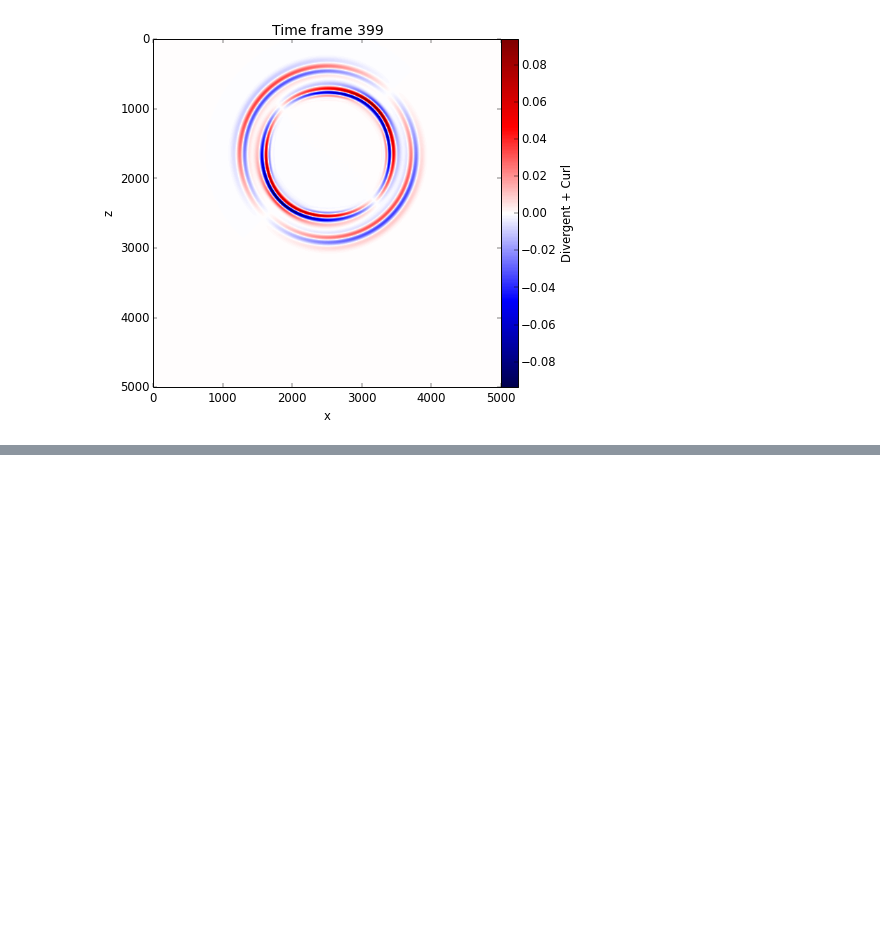
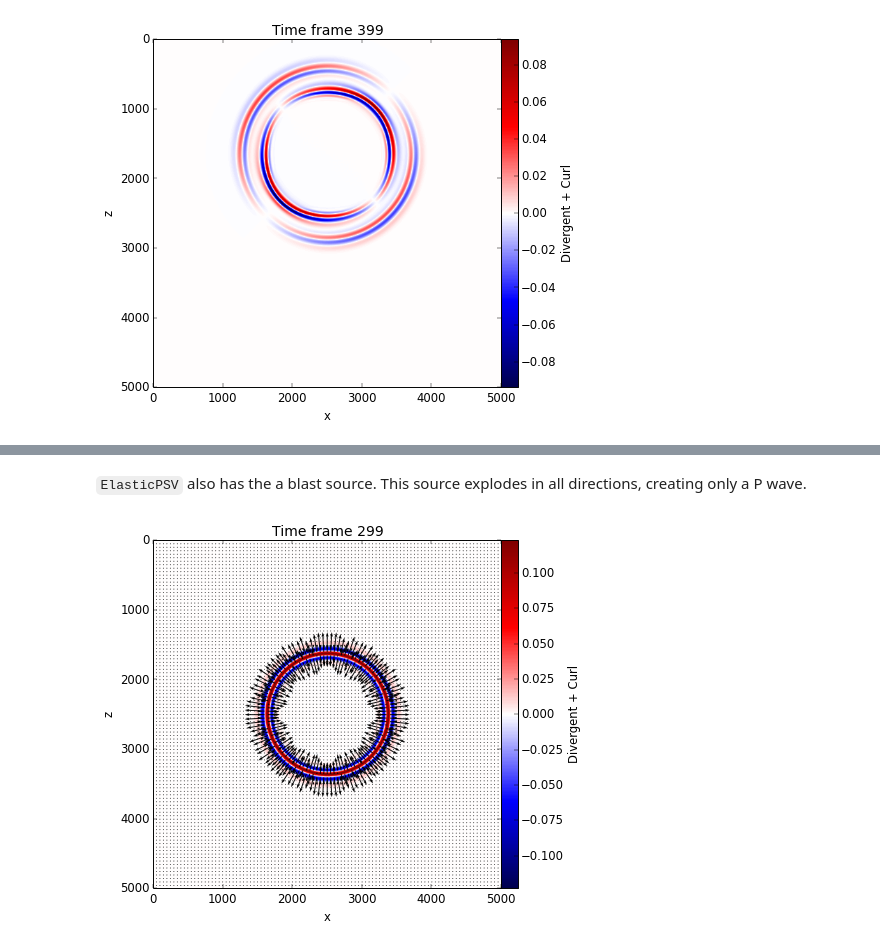
Before and after one commit to fatiando/prototypes, a Jupyter notebook: wavefd-simulation-class.ipynb, the cells around one changed output, grey strips where cells are left out. Saved outputs shown, nothing was run; the diff lists cells and outputs as text; code cells hidden in the pictures; blank space fills up the shorter version.

```diff
--- a/wavefd-simulation-class.ipynb
+++ b/wavefd-simulation-class.ipynb
@@ -852,2 +880,13 @@ reloaded.animate(every=10, cutoff=0.1, plottype=['wavefield', 'vectors'], scale=
 # %% [output]
 [interactive output not drawn]
+# %% [markdown]
+`ElasticPSV` also has the a blast source. This source explodes in all directions, creating only a P wave.
+# %%
+sim = ElasticPSV(pvel, svel, density, spacing=10)
+sim.add_blast_source((shape[0]//2, shape[1]//2), wavelet=Ricker(5, 20, 1/20))
+# %%
+sim.run(300)
+# %%
+sim.snapshot(-1, embed=True, plottype=['wavefield', 'vectors'], scale=100)
+# %% [output]
+[figure, added]
```
Also changed, not shown: parts of 28 cells of this notebook.
